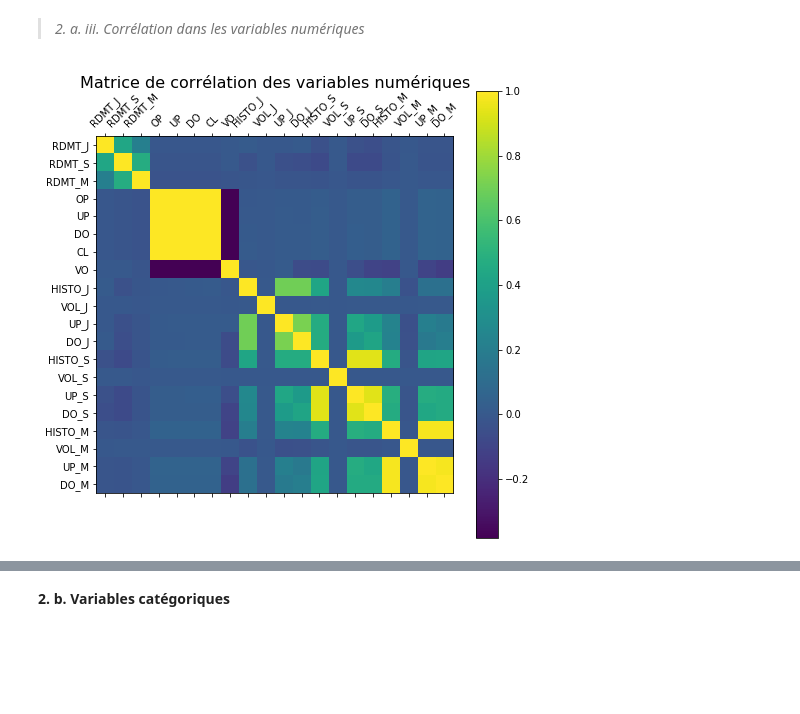
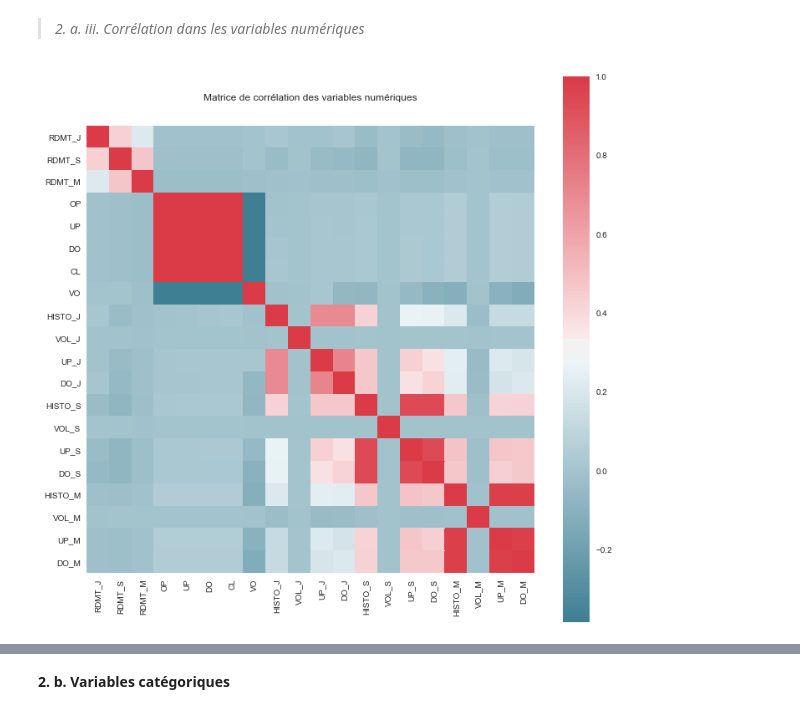
Before and after one commit to FranciscoRZ/WordImpactForecasting, a Jupyter notebook: exploratory_notebooks/kitchen_book.ipynb, the cells around one changed output, grey strips where cells are left out. Saved outputs shown, nothing was run; the diff lists cells and outputs as text; code cells hidden in the pictures; blank space fills up the shorter version.

```diff
--- a/exploratory_notebooks/kitchen_book.ipynb
+++ b/exploratory_notebooks/kitchen_book.ipynb
@@ -7,10 +7,14 @@ os.getcwd()
 # %% [output]
 '/Users/Cisco/Desktop/Master_Dauphine/M2_IEF/cours/semestre2/MachineLearning/projet'
 # %%
+from datetime import datetime
+
 import numpy as np
 import pandas as pd
 pd.options.display.float_format = "{:,.4f}".format
 import matplotlib.pyplot as plt
+%matplotlib inline
+plt.style.use('seaborn')
 import plotly
 import seaborn as sns
 # %% [markdown]
@@ -32,6 +36,13 @@ data
 | 106540 | VIV | 2017 | 9 | 7 | 20.1850 | 20.1850 | 19.9200 | 19.9850 | 4038684 | -0.0023 | ... | ... |
 | 106541 | VIV | 2017 | 9 | 8 | 19.8650 | 20.0250 | 19.8200 | 19.9400 | 1933282 | 0.0241 | ... | ... |
 106542 rows × 280 columns
+# %%
+def __apply_pad(x: int) -> str:
+    if x < 10:
+        return f"0{x}"
+    return str(x)
+
+data["date"] = data.apply(lambda x: datetime.strptime(f"{x['annee']}/{__apply_pad(x['mois'])}/{__apply_pad(x['jour'])}", "%Y/%m/%d"), axis=1)
 # %% [markdown]
 # Exploration des données
 ***
@@ -127,7 +142,7 @@ numeric_variables = variables_num_dep + variables_num_explic
 corr = data[numeric_variables].corr()
 # %%
 def __plot_correlation_matrix_plt(corr: pd.DataFrame, title:str):
-    fig = plt.figure(figsize=(8,8))
+    fig = plt.figure(figsize=(12,12))
     plt.matshow(corr, fignum = fig.number)
     plt.xticks(range(len(numeric_variables)), numeric_variables, rotation=45)
     plt.yticks(range(len(numeric_variables)), numeric_variables)
@@ -136,7 +151,7 @@ def __plot_correlation_matrix_plt(corr: pd.DataFrame, title:str):
     plt.title(title, fontsize=16, pad=30);
 
 def __plot_correlation_matrix_sns(corr: pd.DataFrame, title:str):
-    fig, ax = plt.subplots(figsize=(8,8))
+    fig, ax = plt.subplots(figsize=(12,12))
     sns.heatmap(corr, mask=np.zeros_like(corr, dtype=np.bool), cmap=sns.diverging_palette(220, 10, as_cmap=True),
             square=True, ax=ax)
     plt.title(title, pad=30);
@@ -149,6 +164,6 @@ def plot_correlation_matrix(corr: pd.DataFrame, title:str, which:str):
     else:
         raise ValueError("Plotting method not implemented. Choose 'pyplot' or 'seaborn'")
 # %%
-plot_correlation_matrix(corr, "Matrice de corrélation des variables numériques", 'pyplot')
+plot_correlation_matrix(corr, "Matrice de corrélation des variables numériques", 'seaborn')
 # %% [output]
-[figure, old version]
+[figure, new version]
```
Also changed, not shown: parts of 27 cells of this notebook.
